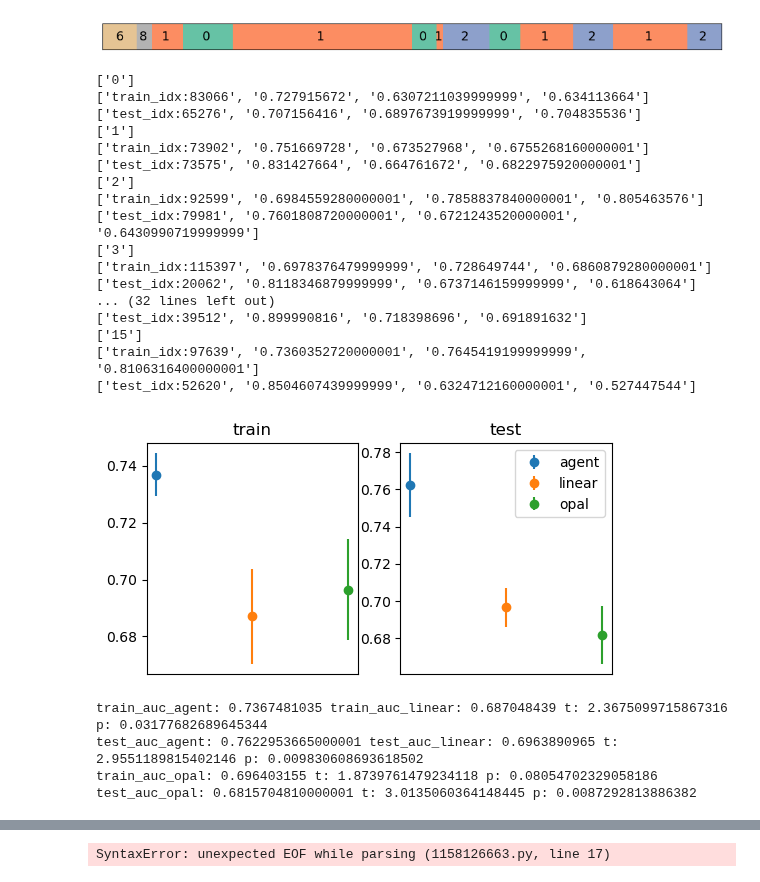
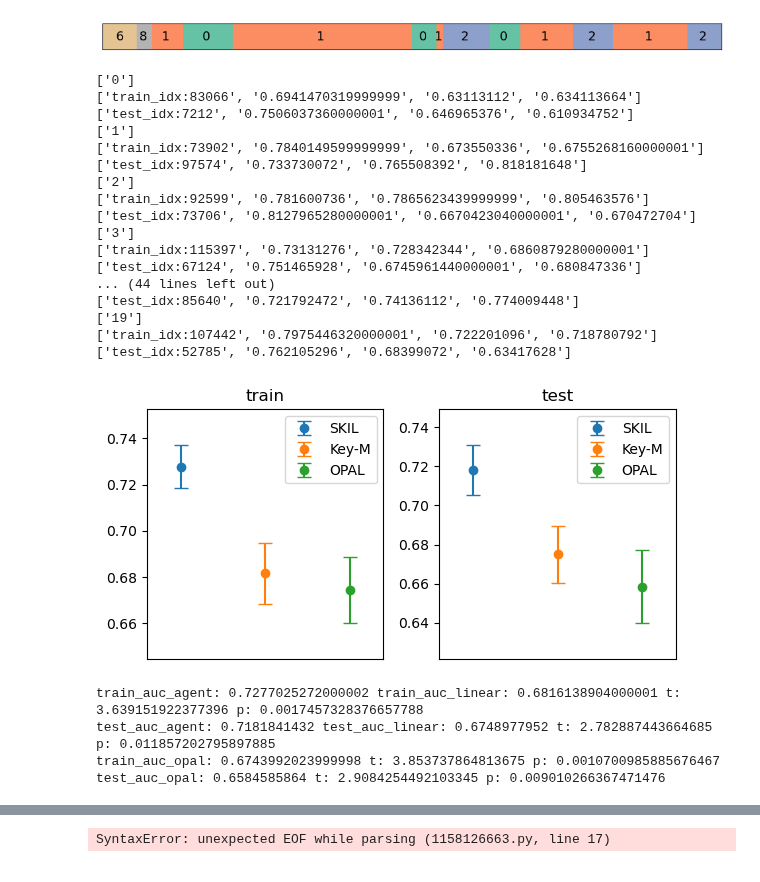
Before and after one commit to G1NO3/Rat7m-SPEDER, a Jupyter notebook: simulation.ipynb, the cells around one changed output, grey strips where cells are left out. Cells and saved outputs as stored; diff of their text form; code cells hidden in the pictures.

Commit message:
64_lr1e-4_opal

```diff
--- a/simulation.ipynb
+++ b/simulation.ipynb
@@ -230,59 +230,66 @@ for i in range(len(auc_all)):
         test_auc_opal.append(float(auc_all[i][3]))
 
 # print('train_auc_agent:', train_auc_agent)
 # print('train_auc_linear:', train_auc_linear)
 train_auc_agent = np.array(train_auc_agent)
 train_auc_linear = np.array(train_auc_linear)
 test_auc_agent = np.array(test_auc_agent)
 test_auc_linear = np.array(test_auc_linear)
 train_auc_opal = np.array(train_auc_opal)
 test_auc_opal = np.array(test_auc_opal)
 fig, ax = plt.subplots(1,2, figsize=(6,3))
-ax[0].errorbar(0, train_auc_agent.mean(), yerr=train_auc_agent.std()/math.sqrt(len(train_auc_agent)-1), fmt='o', label='SKIL')
-ax[0].errorbar(1, train_auc_linear.mean(), yerr=train_auc_linear.std()/math.sqrt(len(train_auc_linear)-1), fmt='o', label='Key-M')
-ax[0].errorbar(2, train_auc_opal.mean(), yerr=train_auc_opal.std()/math.sqrt(len(train_auc_opal)-1), fmt='o', label='OPAL')
-ax[1].errorbar(0, test_auc_agent.mean(), yerr=test_auc_agent.std()/math.sqrt(len(test_auc_agent)-1), fmt='o', label='SKIL')
-ax[1].errorbar(1, test_auc_linear.mean(), yerr=test_auc_linear.std()/ math.sqrt(len(test_auc_linear)-1), fmt='o', label='Key-M')
-ax[1].errorbar(2, test_auc_opal.mean(), yerr=test_auc_opal.std()/ math.sqrt(len(test_auc_opal)-1), fmt='o', label='OPAL')
+ax[0].errorbar(0, train_auc_agent.mean(), yerr=train_auc_agent.std()/math.sqrt(len(train_auc_agent)-1), fmt='o', label='SKIL',
+               capsize=5)
+ax[0].errorbar(1, train_auc_linear.mean(), yerr=train_auc_linear.std()/math.sqrt(len(train_auc_linear)-1), fmt='o', label='Key-M',
+               capsize=5)
+ax[0].errorbar(2, train_auc_opal.mean(), yerr=train_auc_opal.std()/math.sqrt(len(train_auc_opal)-1), fmt='o', label='OPAL',
+               capsize=5)
+ax[1].errorbar(0, test_auc_agent.mean(), yerr=test_auc_agent.std()/math.sqrt(len(test_auc_agent)-1), fmt='o', label='SKIL',
+               capsize=5)
+ax[1].errorbar(1, test_auc_linear.mean(), yerr=test_auc_linear.std()/ math.sqrt(len(test_auc_linear)-1), fmt='o', label='Key-M',
+               capsize=5)
+ax[1].errorbar(2, test_auc_opal.mean(), yerr=test_auc_opal.std()/ math.sqrt(len(test_auc_opal)-1), fmt='o', label='OPAL',
+               capsize=5)
 ax[0].set_title('train')
 ax[1].set_title('test')
 for a in ax:
-    a.set_margin(0.1)
+    a.margins(0.2)
     a.set_xticks([])
-plt.legend()
+    a.legend()
+plt.tight_layout()
 plt.savefig('./kms/auc_av_grw_10.png')
 plt.show()
 t1, p1 = ttest_rel(train_auc_agent, train_auc_linear)
 t2, p2 = ttest_rel(test_auc_agent, test_auc_linear)
 t3, p3 = ttest_rel(train_auc_agent, train_auc_opal)
 t4, p4 = ttest_rel(test_auc_agent, test_auc_opal)
 print('train_auc_agent:', train_auc_agent.mean(), 'train_auc_linear:', train_auc_linear.mean(), 't:', t1, 'p:', p1)
 print('test_auc_agent:', test_auc_agent.mean(), 'test_auc_linear:', test_auc_linear.mean(), 't:', t2, 'p:', p2)
 print('train_auc_opal:', train_auc_opal.mean(), 't:', t3, 'p:', p3)
 print('test_auc_opal:', test_auc_opal.mean(), 't:', t4, 'p:', p4)
 # %% [output]
 ['0']
-['train_idx:83066', '0.727915672', '0.6307211039999999', '0.634113664']
-['test_idx:65276', '0.707156416', '0.6897673919999999', '0.704835536']
+['train_idx:83066', '0.6941470319999999', '0.63113112', '0.634113664']
+['test_idx:7212', '0.7506037360000001', '0.646965376', '0.610934752']
 ['1']
-['train_idx:73902', '0.751669728', '0.673527968', '0.6755268160000001']
-['test_idx:73575', '0.831427664', '0.664761672', '0.6822975920000001']
+['train_idx:73902', '0.7840149599999999', '0.673550336', '0.6755268160000001']
+['test_idx:97574', '0.733730072', '0.765508392', '0.818181648']
 ['2']
-['train_idx:92599', '0.6984559280000001', '0.7858837840000001', '0.805463576']
-['test_idx:79981', '0.7601808720000001', '0.6721243520000001', '0.6430990719999999']
+['train_idx:92599', '0.781600736', '0.7865623439999999', '0.805463576']
+['test_idx:73706', '0.8127965280000001', '0.6670423040000001', '0.670472704']
 ['3']
-['train_idx:115397', '0.6978376479999999', '0.728649744', '0.6860879280000001']
-['test_idx:20062', '0.8118346879999999', '0.6737146159999999', '0.618643064']
-... (32 lines left out)
-['test_idx:39512', '0.899990816', '0.718398696', '0.691891632']
-['15']
-['train_idx:97639', '0.7360352720000001', '0.7645419199999999', '0.8106316400000001']
-['test_idx:52620', '0.8504607439999999', '0.6324712160000001', '0.527447544']
+['train_idx:115397', '0.73131276', '0.728342344', '0.6860879280000001']
+['test_idx:67124', '0.751465928', '0.6745961440000001', '0.680847336']
+... (44 lines left out)
+['test_idx:85640', '0.721792472', '0.74136112', '0.774009448']
+['19']
+['train_idx:107442', '0.7975446320000001', '0.722201096', '0.718780792']
+['test_idx:52785', '0.762105296', '0.68399072', '0.63417628']
-[figure, old version]
+[figure, new version]
-train_auc_agent: 0.7367481035 train_auc_linear: 0.687048439 t: 2.3675099715867316 p: 0.03177682689645344
-test_auc_agent: 0.7622953665000001 test_auc_linear: 0.6963890965 t: 2.9551189815402146 p: 0.009830608693618502
-train_auc_opal: 0.696403155 t: 1.8739761479234118 p: 0.08054702329058186
-test_auc_opal: 0.6815704810000001 t: 3.0135060364148445 p: 0.0087292813886382
+train_auc_agent: 0.7277025272000002 train_auc_linear: 0.6816138904000001 t: 3.639151922377396 p: 0.0017457328376657788
+test_auc_agent: 0.7181841432 test_auc_linear: 0.6748977952 t: 2.782887443664685 p: 0.011857202795897885
+train_auc_opal: 0.6743992023999998 t: 3.853737864813675 p: 0.0010700985885676467
+test_auc_opal: 0.6584585864 t: 2.9084254492103345 p: 0.009010266367471476
 # %%
 
 fig, axes = plt.subplots(1, 2, figsize=(8, 4), sharey=True)
```
Also changed, not shown: parts of 1 cell of this notebook, 2 other files.
